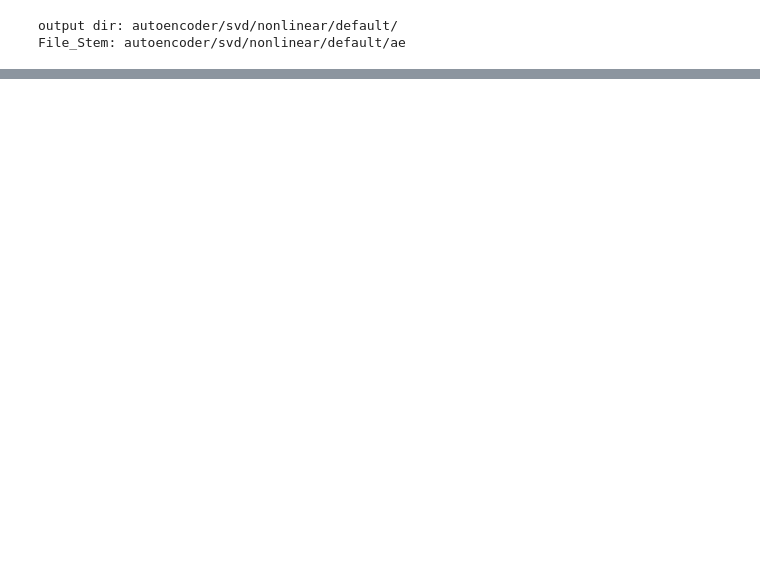
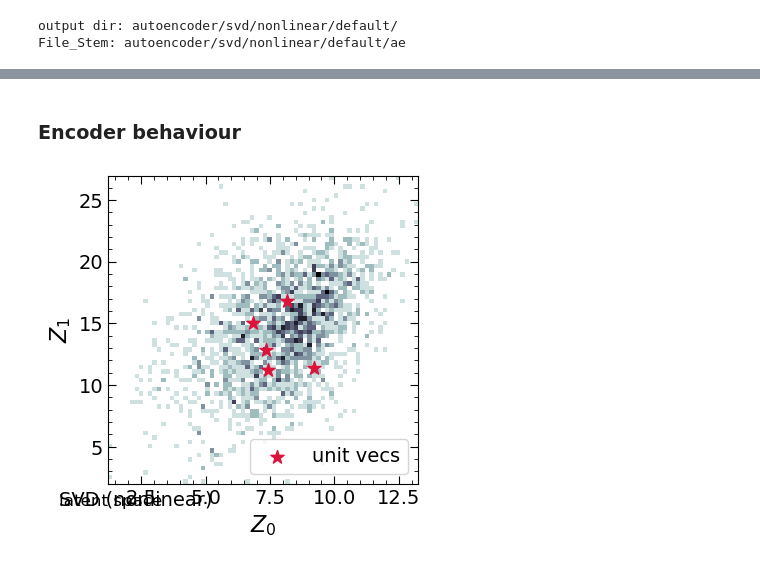
Before and after one commit to a-paranjape/mlfundas, a Jupyter notebook: examples/AutoEncoder_Example.ipynb, the cells around one changed output, grey strips where cells are left out. Drawn from its saved outputs; the diff is of its cells as text; code cells hidden in the pictures; blank space fills up the shorter version.

```diff
--- a/examples/AutoEncoder_Example.ipynb
+++ b/examples/AutoEncoder_Example.ipynb
@@ -391,0 +431,25 @@ No. of free params optimized = 503
+# %% [markdown]
+### Encoder behaviour
+# %%
+Z = ae.encoder.predict(X_test)
+Z_ex = np.zeros((ae.params['data_dim'],Z.shape[0]))
+for d in range(ae.params['data_dim']):
+    Z_ex[d] = ae.encoder.predict(ml.one_hot(np.array([[d+1]]),ae.params['data_dim']))[:,0]
+Z_ex = Z_ex.T
+
+plt.figure(figsize=(4,4))
+plt.xlim(Z[0].min(),Z[0].max())
+plt.ylim(Z[1].min(),Z[1].max())
+plt.xlabel("$Z_{{0}}$")
+plt.ylabel("$Z_{{1}}$")
+plt.hist2d(Z[0],Z[1],bins=70,cmap='bone_r')
+plt.scatter(Z_ex[0],Z_ex[1],c='crimson',marker='*',s=100,label='unit vecs')
+xtext = -0.675
+ytext1,ytext2 = (0.3,0.24)
+plt.text(xtext,ytext1,ExDict[Example]['text'],fontsize=FS3)
+plt.text(xtext,ytext2,'latent space',fontsize=FSS)
+plt.legend(loc='lower right')
+plt.minorticks_on()
+plt.show()
+# %% [output]
+[figure, added]
```
Also changed, not shown: parts of 8 cells of this notebook, 22 other files.
